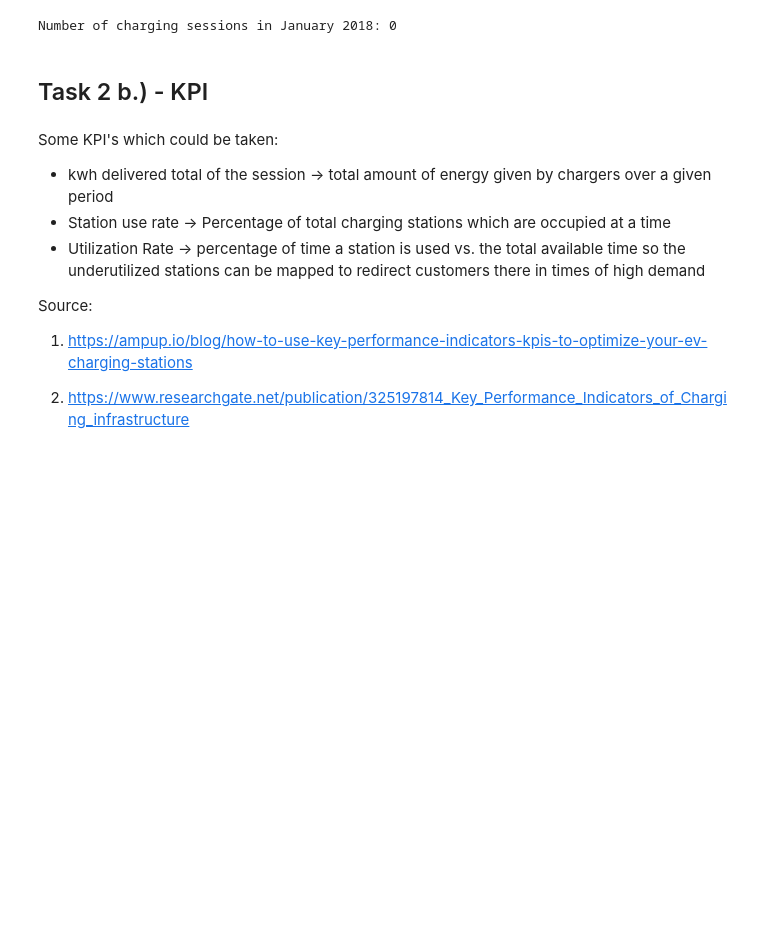
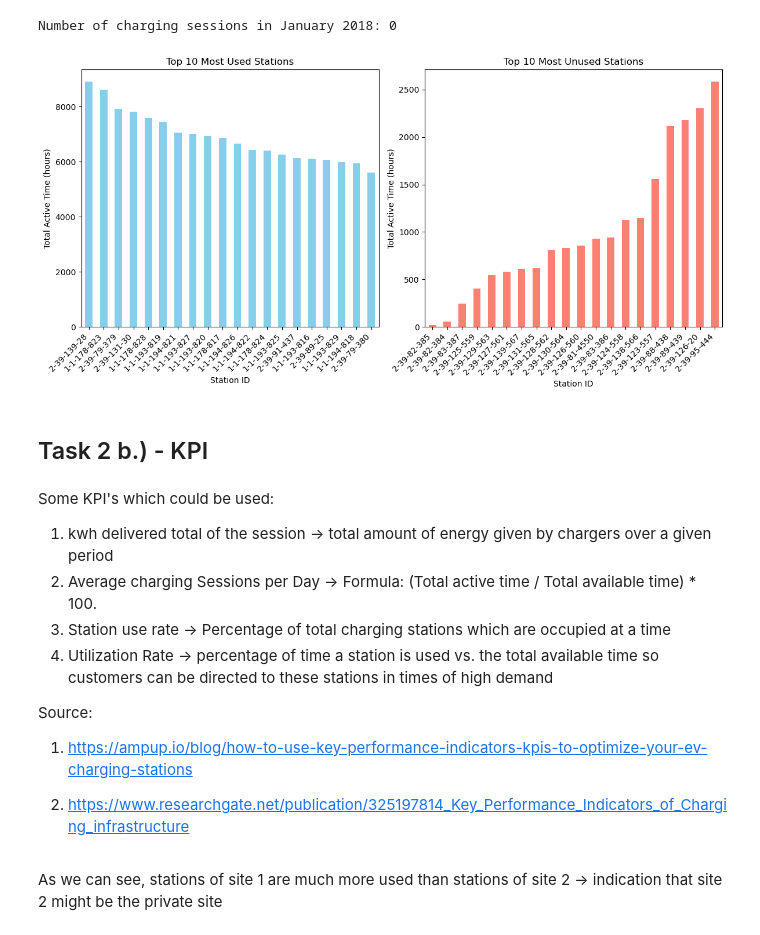
Before and after one commit to Vigro08/AA-Team-Assignment, a Jupyter notebook: Descriptive_Analysis.ipynb, the cells around one changed output. Saved outputs shown, nothing was run; the diff lists cells and outputs as text; code cells hidden in the pictures; blank space fills up the shorter version.

```diff
--- a/Descriptive_Analysis.ipynb
+++ b/Descriptive_Analysis.ipynb
@@ -308,18 +308,49 @@ num_sessions_january_2018 = january_2018_sessions.shape[0]
 print(f'Number of charging sessions in January 2018: {num_sessions_january_2018}')
 # %% [output]
 Number of charging sessions in January 2018: 0
+# %%
+charging['duration'] = (charging['disconnectTime'] - charging['connectionTime']).dt.total_seconds() / 3600
+
+station_active_time = charging.groupby('stationID')['duration'].sum()
+
+most_used_stations = station_active_time.sort_values(ascending=False).head(20)
+
+most_unused_stations = station_active_time.sort_values(ascending=True).head(20)
+
+plt.figure(figsize=(12, 6))
+plt.subplot(1, 2, 1)
+most_used_stations.plot(kind='bar', color='skyblue')
+plt.title('Top 10 Most Used Stations')
+plt.xlabel('Station ID')
+plt.ylabel('Total Active Time (hours)')
+plt.xticks(rotation=45, ha='right')
+
+plt.subplot(1, 2, 2)
+most_unused_stations.plot(kind='bar', color='salmon')
+plt.title('Top 10 Most Unused Stations')
+plt.xlabel('Station ID')
+plt.ylabel('Total Active Time (hours)')
+plt.xticks(rotation=45, ha='right')
+
+plt.tight_layout()
+plt.show()
+# %% [output]
+[figure, added]
 # %% [markdown]
 <h2> Task 2 b.) - KPI
 # %% [markdown]
-<p>Some KPI's which could be taken:
+<p>Some KPI's which could be used:
 
-<ul>
+<ol>
 <li> kwh delivered total of the session -> total amount of energy given by chargers over a given period </li>
+<li> Average charging Sessions per Day -> Formula: (Total active time / Total available time) * 100.</li>
 <li> Station use rate -> Percentage of total charging stations which are occupied at a time </li>
-<li> Utilization Rate -> percentage of time a station is used vs. the total available time so the underutilized stations can be mapped to redirect customers there in times of high demand</li>
-</ul>
+<li> Utilization Rate -> percentage of time a station is used vs. the total available time so customers can be directed to these stations in times of high demand</li>
+</ol>
 
 Source:
 1. https://ampup.io/blog/how-to-use-key-performance-indicators-kpis-to-optimize-your-ev-charging-stations
 
 2. https://www.researchgate.net/publication/325197814_Key_Performance_Indicators_of_Charging_infrastructure
+# %% [markdown]
+As we can see, stations of site 1 are much more used than stations of site 2 -> indication that site 2 might be the private site
```
Also changed, not shown: 1 other file.
